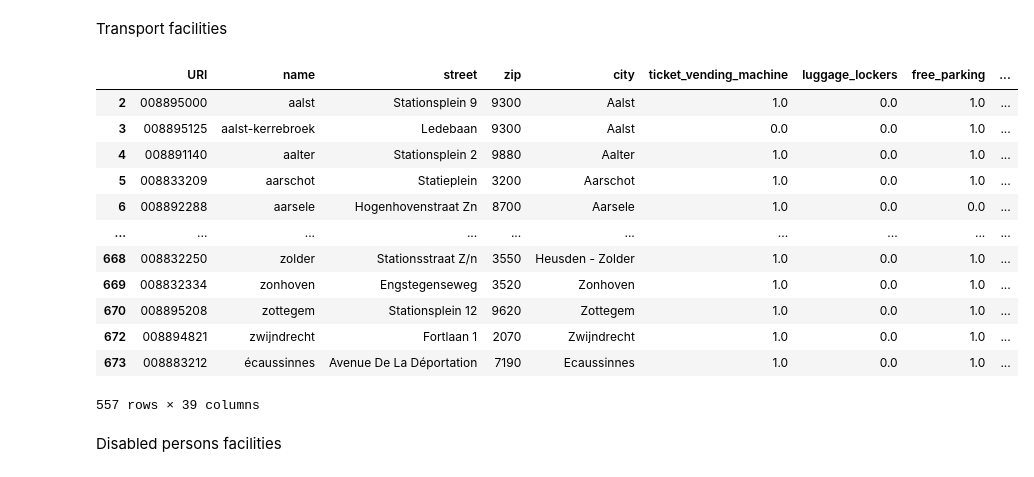
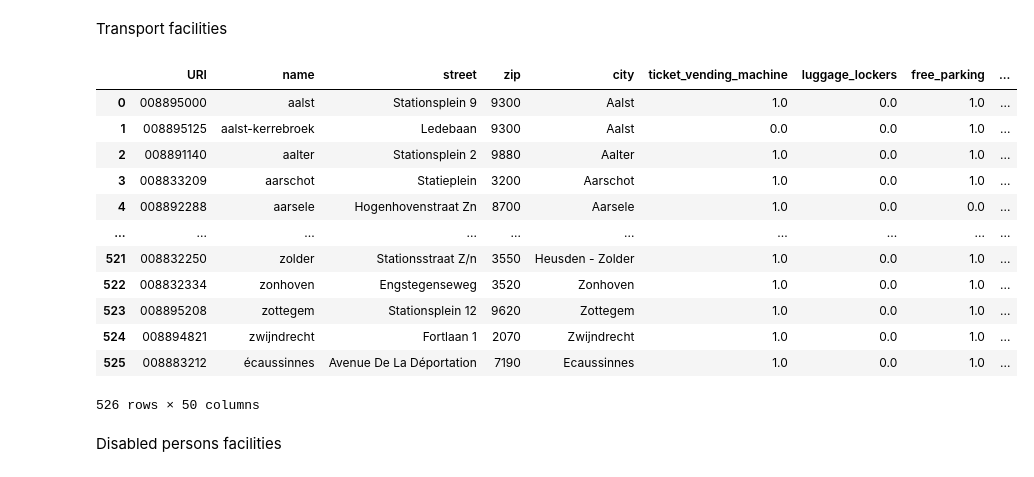
Before and after one commit to Seoyangsam/ACRM, a Jupyter notebook: src/Q13.ipynb, the cells around one changed output. Cells and saved outputs as stored; diff of their text form; code cells hidden in the pictures.

```diff
--- a/src/Q13.ipynb
+++ b/src/Q13.ipynb
@@ -7,0 +25,3 @@ Some odd stations for example supply wheelchairs but no disabled parkign spots o
+# %%
+facilities["transport_odd"] = 0
+facilities.loc[(facilities["bus"] == 0) & (facilities["tram"] == 0) & (facilities["metro"] == 0) & (facilities["taxi"] == 0), "transport_odd"] = 1
@@ -7,0 +30,3 @@ Some odd stations for example supply wheelchairs but no disabled parkign spots o
+# %%
+facilities["esc_wheel_odd"] = 0
+facilities.loc[(facilities["wheelchair_available"] == 1) & (facilities["escalator_up"] == 0) & (facilities["escalator_down"] == 0), "esc_wheel_odd"] = 1
@@ -8 +35,4 @@ Some odd stations for example supply wheelchairs but no disabled parkign spots o
+# %%
+facilities["bicycle_odd"] = 0
+facilities.loc[(facilities["blue-bike"] == 1) & (facilities["bicycle_spots"] == 0), "bicycle_odd"] = 1
 # %%
@@ -29,0 +63,4 @@ only_facilities
+# %%
+satisfaction = data.satisfaction
+facilities = facilities.merge(satisfaction, left_on = "name", right_on = "station")
+facilities
@@ -108,22 +218,22 @@ facilities
 # %% [markdown]
 Transport facilities
 # %%
-facilities["has_transport_facilities"] = facilities[[ 'bus', 'tram', 'metro', "taxi", "free_parking", "luggage_lockers"]].apply(lambda x: 1 if x.sum() >=4 else 0, axis=1)
+facilities["has_transport_facilities"] = facilities[[ 'bus', 'tram', 'metro', "taxi", "free_parking", "luggage_lockers"]].apply(lambda x: 1 if x.sum() >=3 else 0, axis=1)
 facilities
 # %% [output]
 |  | URI | name | street | zip | city | ticket_vending_machine | luggage_lockers | free_parking | ... |
-| 2 | 008895000 | aalst | Stationsplein 9 | 9300 | Aalst | 1.0 | 0.0 | 1.0 | ... |
-| 3 | 008895125 | aalst-kerrebroek | Ledebaan | 9300 | Aalst | 0.0 | 0.0 | 1.0 | ... |
-| 4 | 008891140 | aalter | Stationsplein 2 | 9880 | Aalter | 1.0 | 0.0 | 1.0 | ... |
-| 5 | 008833209 | aarschot | Statieplein | 3200 | Aarschot | 1.0 | 0.0 | 1.0 | ... |
-| 6 | 008892288 | aarsele | Hogenhovenstraat Zn | 8700 | Aarsele | 1.0 | 0.0 | 0.0 | ... |
+| 0 | 008895000 | aalst | Stationsplein 9 | 9300 | Aalst | 1.0 | 0.0 | 1.0 | ... |
+| 1 | 008895125 | aalst-kerrebroek | Ledebaan | 9300 | Aalst | 0.0 | 0.0 | 1.0 | ... |
+| 2 | 008891140 | aalter | Stationsplein 2 | 9880 | Aalter | 1.0 | 0.0 | 1.0 | ... |
+| 3 | 008833209 | aarschot | Statieplein | 3200 | Aarschot | 1.0 | 0.0 | 1.0 | ... |
+| 4 | 008892288 | aarsele | Hogenhovenstraat Zn | 8700 | Aarsele | 1.0 | 0.0 | 0.0 | ... |
 | ... | ... | ... | ... | ... | ... | ... | ... | ... | ... |
-| 668 | 008832250 | zolder | Stationsstraat Z/n | 3550 | Heusden - Zolder | 1.0 | 0.0 | 1.0 | ... |
-| 669 | 008832334 | zonhoven | Engstegenseweg | 3520 | Zonhoven | 1.0 | 0.0 | 1.0 | ... |
-| 670 | 008895208 | zottegem | Stationsplein 12 | 9620 | Zottegem | 1.0 | 0.0 | 1.0 | ... |
-| 672 | 008894821 | zwijndrecht | Fortlaan 1 | 2070 | Zwijndrecht | 1.0 | 0.0 | 1.0 | ... |
-| 673 | 008883212 | écaussinnes | Avenue De La Déportation | 7190 | Ecaussinnes | 1.0 | 0.0 | 1.0 | ... |
+| 521 | 008832250 | zolder | Stationsstraat Z/n | 3550 | Heusden - Zolder | 1.0 | 0.0 | 1.0 | ... |
+| 522 | 008832334 | zonhoven | Engstegenseweg | 3520 | Zonhoven | 1.0 | 0.0 | 1.0 | ... |
+| 523 | 008895208 | zottegem | Stationsplein 12 | 9620 | Zottegem | 1.0 | 0.0 | 1.0 | ... |
+| 524 | 008894821 | zwijndrecht | Fortlaan 1 | 2070 | Zwijndrecht | 1.0 | 0.0 | 1.0 | ... |
+| 525 | 008883212 | écaussinnes | Avenue De La Déportation | 7190 | Ecaussinnes | 1.0 | 0.0 | 1.0 | ... |
-557 rows × 39 columns
+526 rows × 50 columns
 # %% [markdown]
 Disabled persons facilities
 # %%
```
Also changed, not shown: parts of 35 cells of this notebook, 11 other files.
